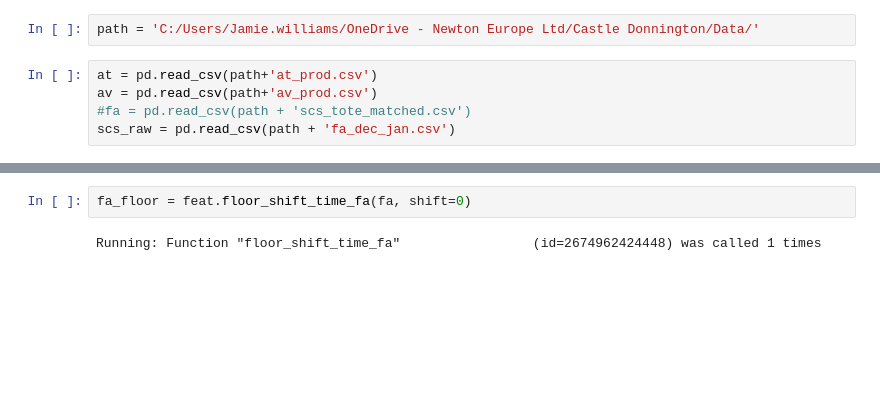
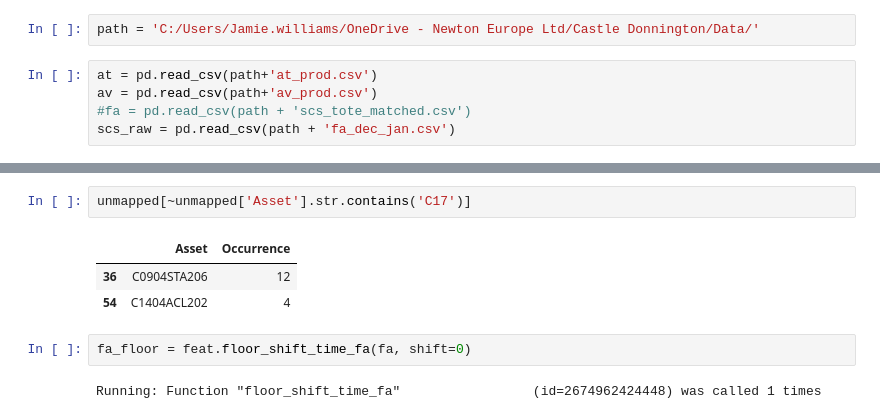
Before and after one commit to ch4413/scs, a Jupyter notebook: notebooks/Basic Model Jamie.ipynb, the cells around one changed output, grey strips where cells are left out. Saved outputs shown, nothing was run; the diff lists cells and outputs as text; blank space fills up the shorter version.

```diff
--- a/notebooks/Basic Model Jamie.ipynb
+++ b/notebooks/Basic Model Jamie.ipynb
@@ -67,3 +87,9 @@ Running: Function "load_ID_lookup"                 (id=2674963232080) was called
+# %%
+unmapped[~unmapped['Asset'].str.contains('C17')]
+# %% [output]
+|  | Asset | Occurrence |
+| 36 | C0904STA206 | 12 |
+| 54 | C1404ACL202 | 4 |
 # %%
 fa_floor = feat.floor_shift_time_fa(fa, shift=0)
 # %% [output]
```
Also changed, not shown: parts of 5 cells of this notebook, 14 other files.
